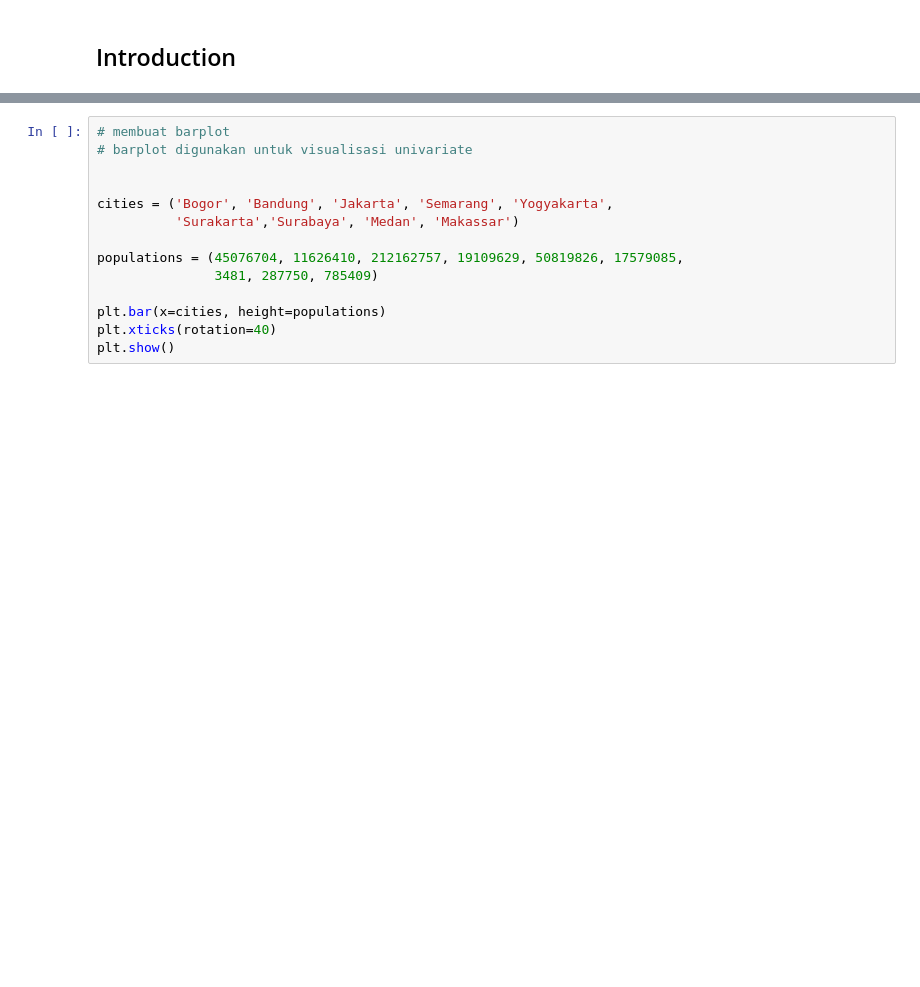
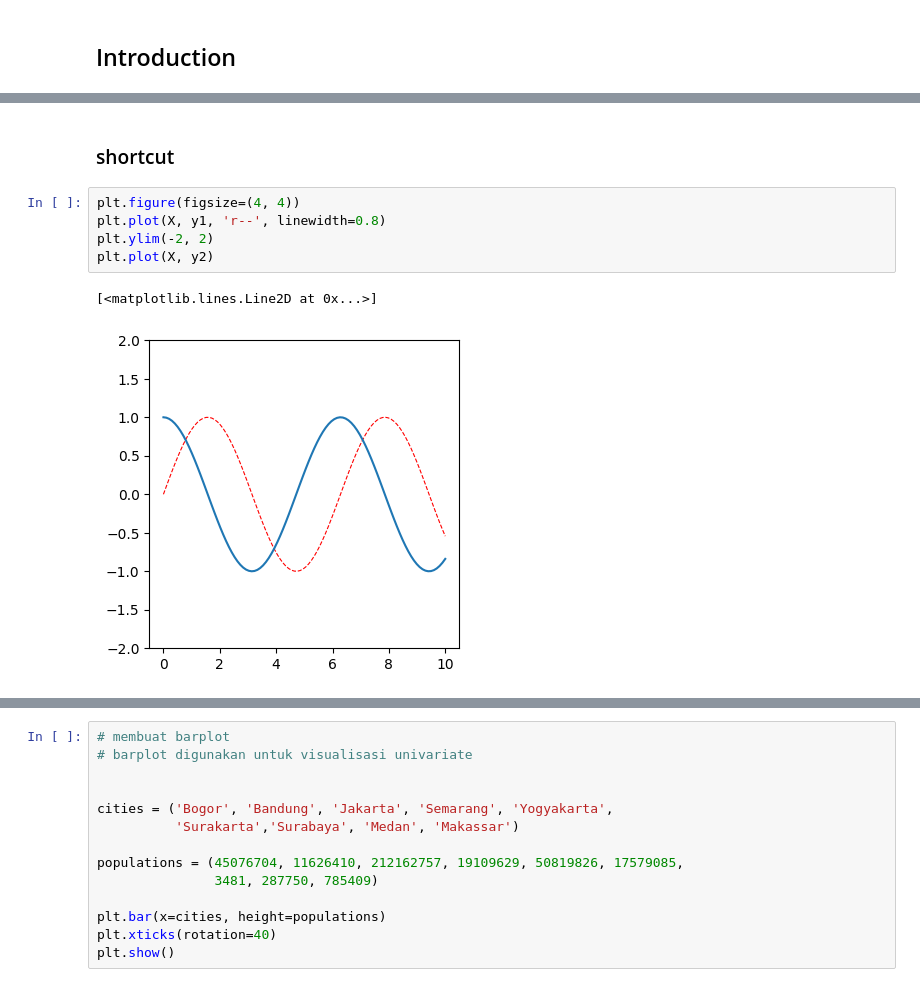
Before and after one commit to muhamadirkham21/Learning-journey, a Jupyter notebook: learn-python/ADVANCED/DATA ANALYTICS/matplotlib.ipynb, the cells around one changed output, grey strips where cells are left out. Cells and saved outputs as stored; diff of their text form; blank space fills up the shorter version.

```diff
--- a/learn-python/ADVANCED/DATA ANALYTICS/matplotlib.ipynb
+++ b/learn-python/ADVANCED/DATA ANALYTICS/matplotlib.ipynb
@@ -5,0 +37,10 @@ import seaborn as sns
+# %% [markdown]
+### shortcut
+# %%
+plt.figure(figsize=(4, 4))
+plt.plot(X, y1, 'r--', linewidth=0.8)
+plt.ylim(-2, 2)
+plt.plot(X, y2)
+# %% [output]
+[<matplotlib.lines.Line2D at 0x...>]
+[figure, added]
```
Also changed, not shown: parts of 24 cells of this notebook, 8 other files.
